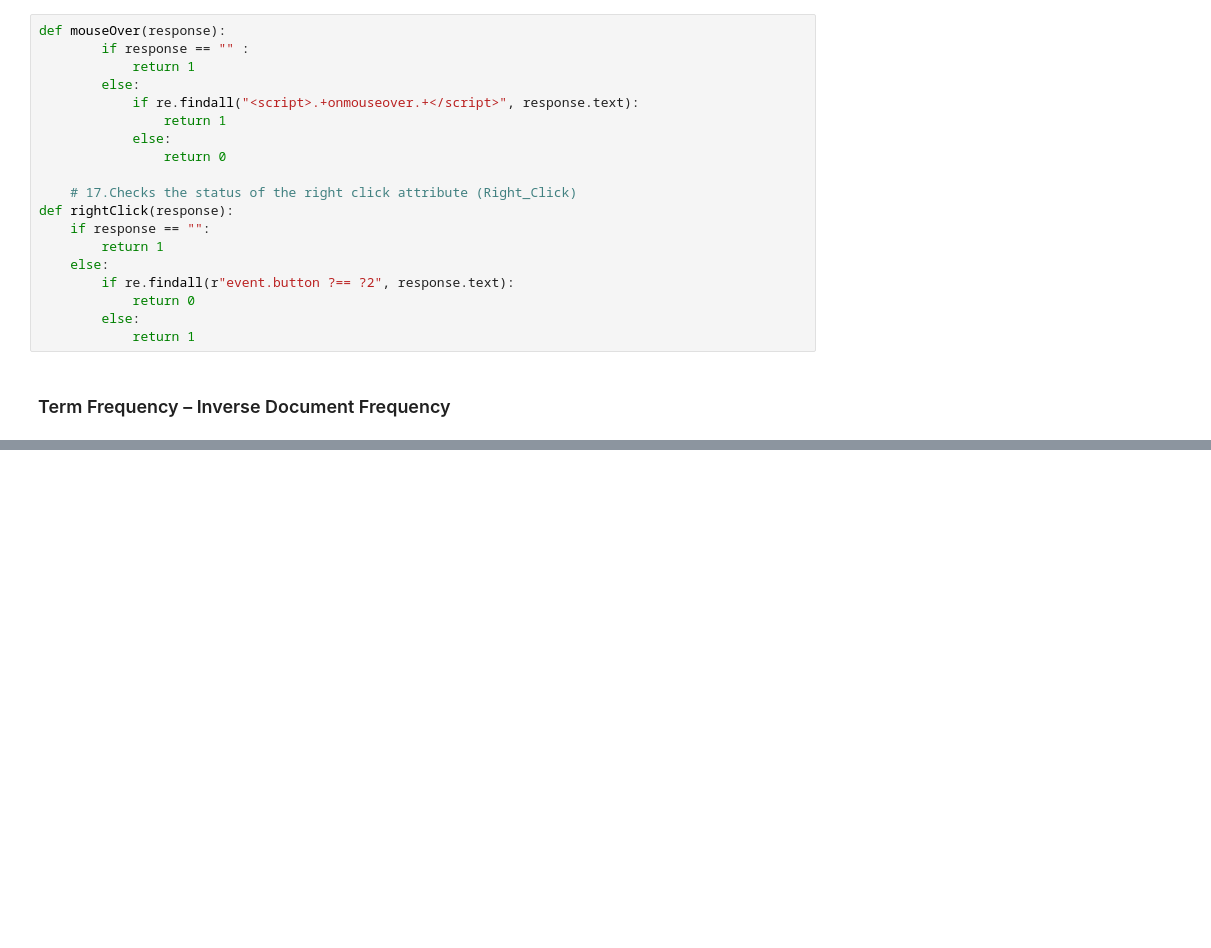
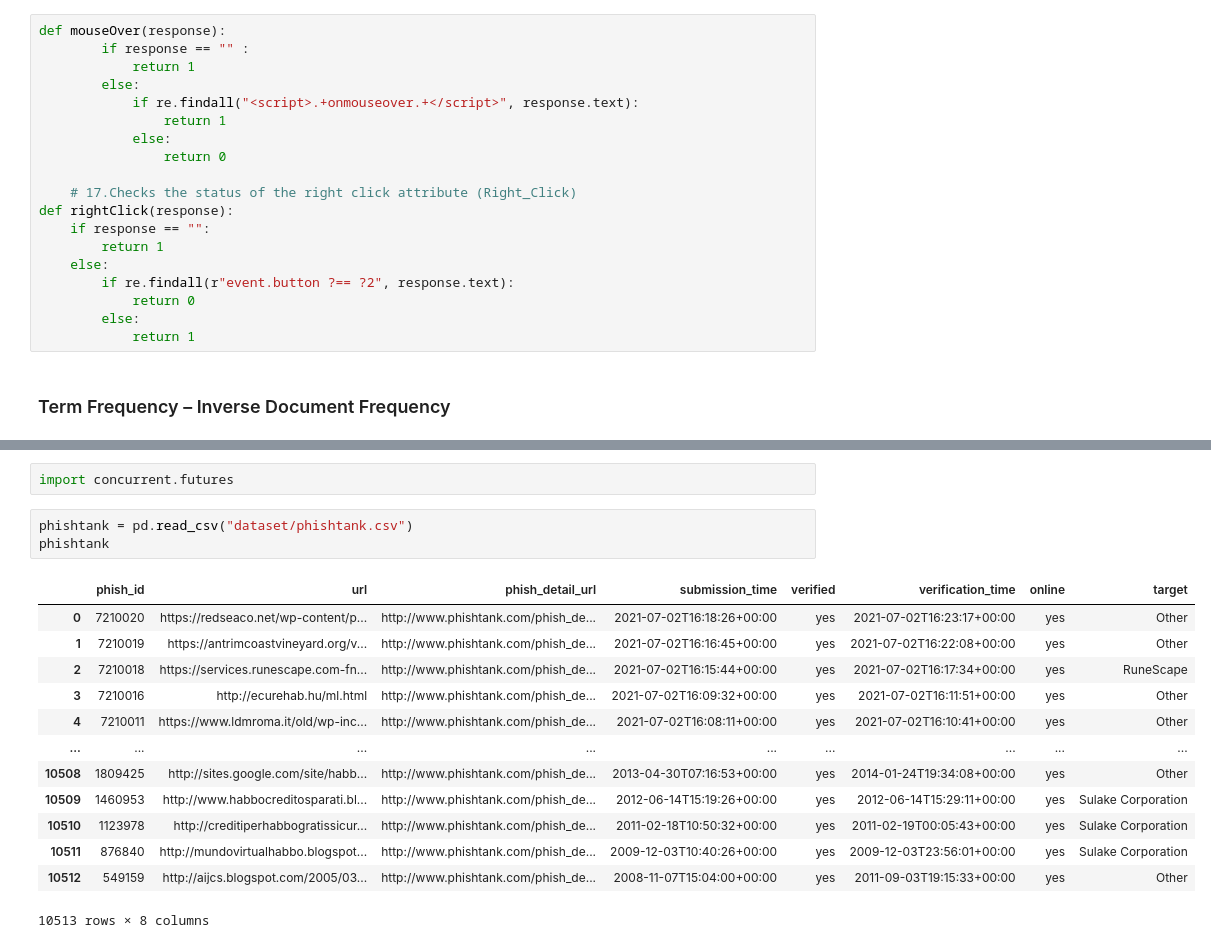
Before and after one commit to aidenpearce001/Phishing-detection-ML, a Jupyter notebook: Generate Dataset/Features Extraction.ipynb, the cells around one changed output, grey strips where cells are left out. Saved outputs shown, nothing was run; the diff lists cells and outputs as text; blank space fills up the shorter version.

```diff
--- a/Generate Dataset/Features Extraction.ipynb
+++ b/Generate Dataset/Features Extraction.ipynb
@@ -302,0 +334,19 @@ def rightClick(response):
+# %%
+import concurrent.futures
+# %%
+phishtank = pd.read_csv("dataset/phishtank.csv")
+phishtank
+# %% [output]
+|  | phish_id | url | phish_detail_url | submission_time | verified | verification_time | online | target |
+| 0 | 7210020 | https://redseaco.net/wp-content/p... | http://www.phishtank.com/phish_de... | 2021-07-02T16:18:26+00:00 | yes | 2021-07-02T16:23:17+00:00 | yes | Other |
+| 1 | 7210019 | https://antrimcoastvineyard.org/v... | http://www.phishtank.com/phish_de... | 2021-07-02T16:16:45+00:00 | yes | 2021-07-02T16:22:08+00:00 | yes | Other |
+| 2 | 7210018 | https://services.runescape.com-fn... | http://www.phishtank.com/phish_de... | 2021-07-02T16:15:44+00:00 | yes | 2021-07-02T16:17:34+00:00 | yes | RuneScape |
+| 3 | 7210016 | http://ecurehab.hu/ml.html | http://www.phishtank.com/phish_de... | 2021-07-02T16:09:32+00:00 | yes | 2021-07-02T16:11:51+00:00 | yes | Other |
+| 4 | 7210011 | https://www.ldmroma.it/old/wp-inc... | http://www.phishtank.com/phish_de... | 2021-07-02T16:08:11+00:00 | yes | 2021-07-02T16:10:41+00:00 | yes | Other |
+| ... | ... | ... | ... | ... | ... | ... | ... | ... |
+| 10508 | 1809425 | http://sites.google.com/site/habb... | http://www.phishtank.com/phish_de... | 2013-04-30T07:16:53+00:00 | yes | 2014-01-24T19:34:08+00:00 | yes | Other |
+| 10509 | 1460953 | http://www.habbocreditosparati.bl... | http://www.phishtank.com/phish_de... | 2012-06-14T15:19:26+00:00 | yes | 2012-06-14T15:29:11+00:00 | yes | Sulake Corporation |
+| 10510 | 1123978 | http://creditiperhabbogratissicur... | http://www.phishtank.com/phish_de... | 2011-02-18T10:50:32+00:00 | yes | 2011-02-19T00:05:43+00:00 | yes | Sulake Corporation |
+| 10511 | 876840 | http://mundovirtualhabbo.blogspot... | http://www.phishtank.com/phish_de... | 2009-12-03T10:40:26+00:00 | yes | 2009-12-03T23:56:01+00:00 | yes | Sulake Corporation |
+| 10512 | 549159 | http://aijcs.blogspot.com/2005/03... | http://www.phishtank.com/phish_de... | 2008-11-07T15:04:00+00:00 | yes | 2011-09-03T19:15:33+00:00 | yes | Other |
+10513 rows × 8 columns
```
Also changed, not shown: parts of 7 cells of this notebook, 2 other files.
